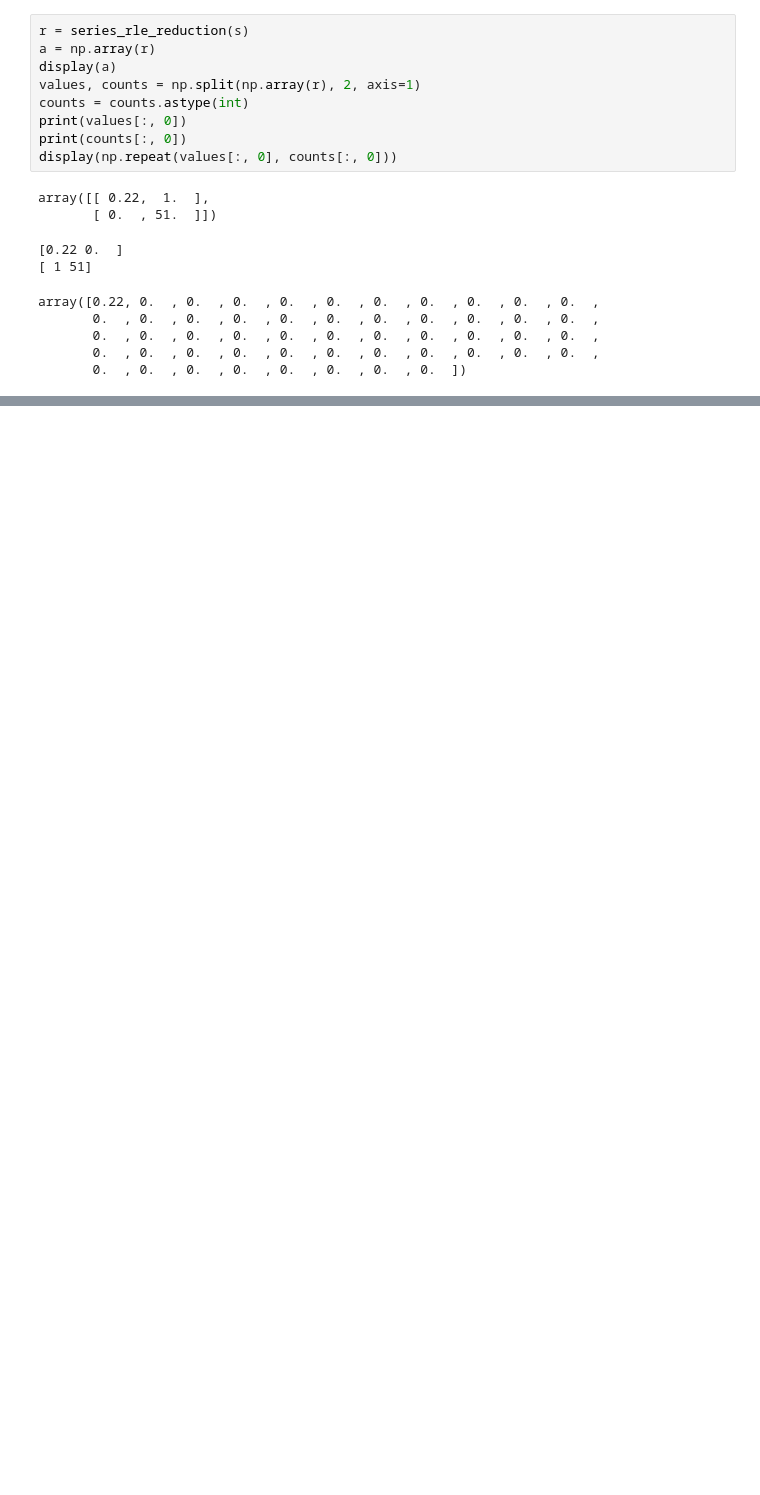
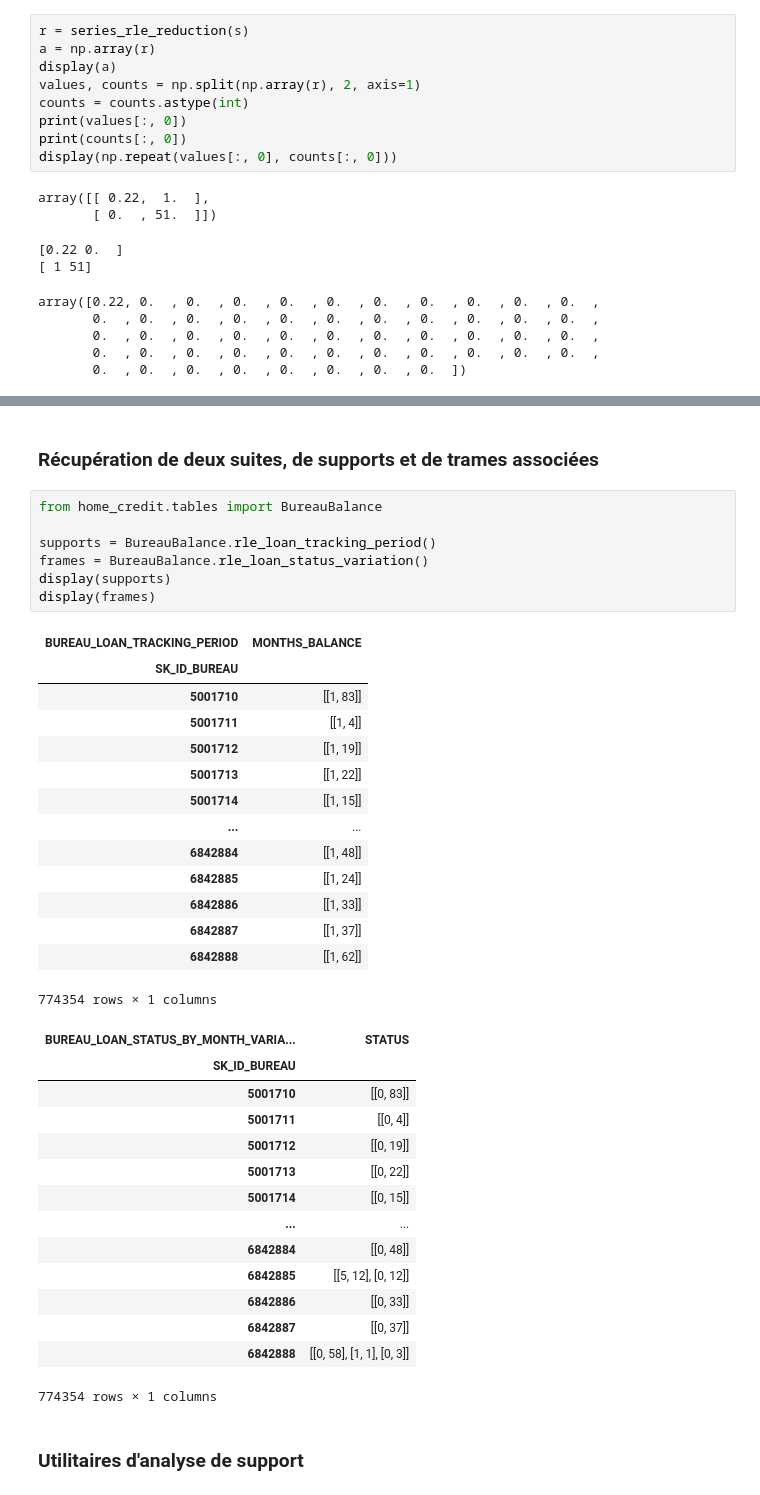
Before and after one commit to Franck-PepperLabs/pepper_credit_scoring_tool, a Jupyter notebook: notebooks/_lib/pepper/rle.ipynb, the cells around one changed output, grey strips where cells are left out. Drawn from its saved outputs; the diff is of its cells as text; blank space fills up the shorter version.

```diff
--- a/notebooks/_lib/pepper/rle.ipynb
+++ b/notebooks/_lib/pepper/rle.ipynb
@@ -377,0 +292,40 @@ print(result_values)
+# %% [markdown]
+### Récupération de deux suites, de supports et de trames associées
+# %%
+from home_credit.tables import BureauBalance
+
+supports = BureauBalance.rle_loan_tracking_period()
+frames = BureauBalance.rle_loan_status_variation()
+display(supports)
+display(frames)
+# %% [output]
+| BUREAU_LOAN_TRACKING_PERIOD | MONTHS_BALANCE |
+| SK_ID_BUREAU |  |
+| 5001710 | [[1, 83]] |
+| 5001711 | [[1, 4]] |
+| 5001712 | [[1, 19]] |
+| 5001713 | [[1, 22]] |
+| 5001714 | [[1, 15]] |
+| ... | ... |
+| 6842884 | [[1, 48]] |
+| 6842885 | [[1, 24]] |
+| 6842886 | [[1, 33]] |
+| 6842887 | [[1, 37]] |
+| 6842888 | [[1, 62]] |
+774354 rows × 1 columns
+| BUREAU_LOAN_STATUS_BY_MONTH_VARIA... | STATUS |
+| SK_ID_BUREAU |  |
+| 5001710 | [[0, 83]] |
+| 5001711 | [[0, 4]] |
+| 5001712 | [[0, 19]] |
+| 5001713 | [[0, 22]] |
+| 5001714 | [[0, 15]] |
+| ... | ... |
+| 6842884 | [[0, 48]] |
+| 6842885 | [[5, 12], [0, 12]] |
+| 6842886 | [[0, 33]] |
+| 6842887 | [[0, 37]] |
+| 6842888 | [[0, 58], [1, 1], [0, 3]] |
+774354 rows × 1 columns
+# %% [markdown]
+### Utilitaires d'analyse de support
```
Also changed, not shown: parts of 77 cells of this notebook, 4 other files.
